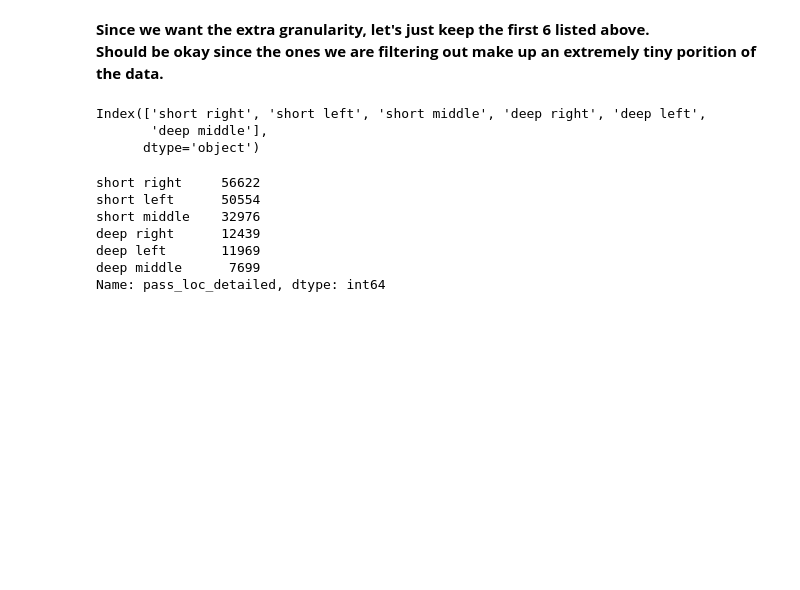
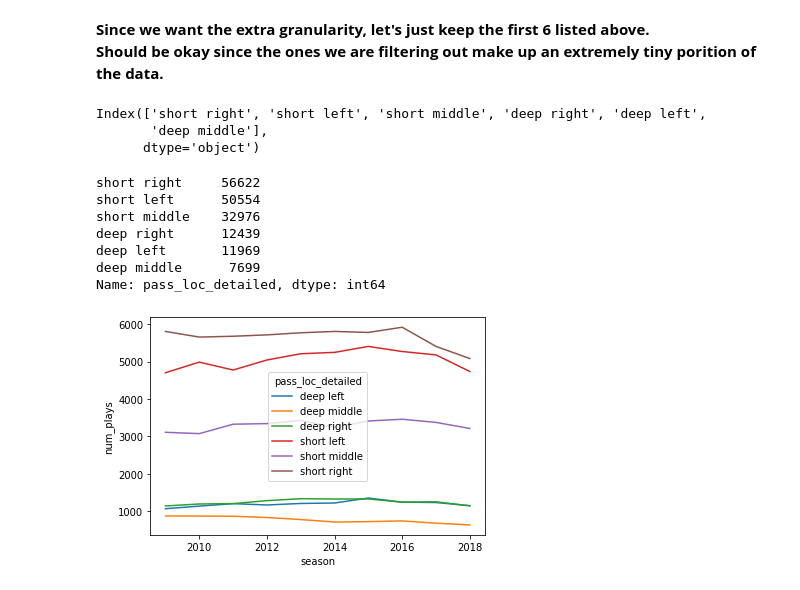
Before and after one commit to sistlasre/football_analysis, a Jupyter notebook: Football_Analysis_Final.ipynb, the cells around one changed output. Cells and saved outputs as stored; diff of their text form; code cells hidden in the pictures; blank space fills up the shorter version.

Commit message:
Add sample graph showing pass locations over the years

```diff
--- a/Football_Analysis_Final.ipynb
+++ b/Football_Analysis_Final.ipynb
@@ -157,0 +161,6 @@ Name: pass_loc_detailed, dtype: int64
+# %%
+pass_locations_by_season = df[~df['pass_loc_detailed'].isna()].groupby(['season', 'pass_loc_detailed']).size().to_frame("num_plays")
+# %%
+sns.lineplot(data=pass_locations_by_season.reset_index(), x='season', y='num_plays', hue='pass_loc_detailed');
+# %% [output]
+[figure, added]
```
Also changed, not shown: parts of 1 cell of this notebook.
